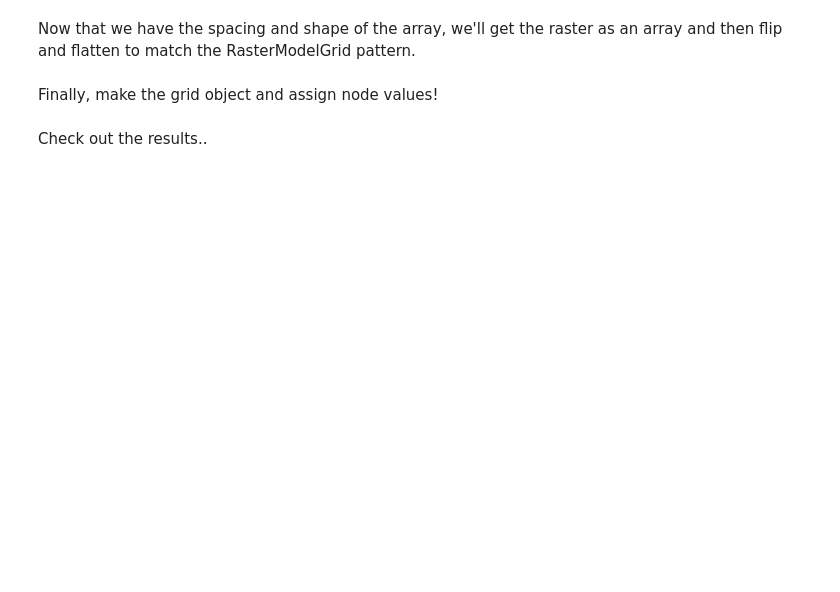
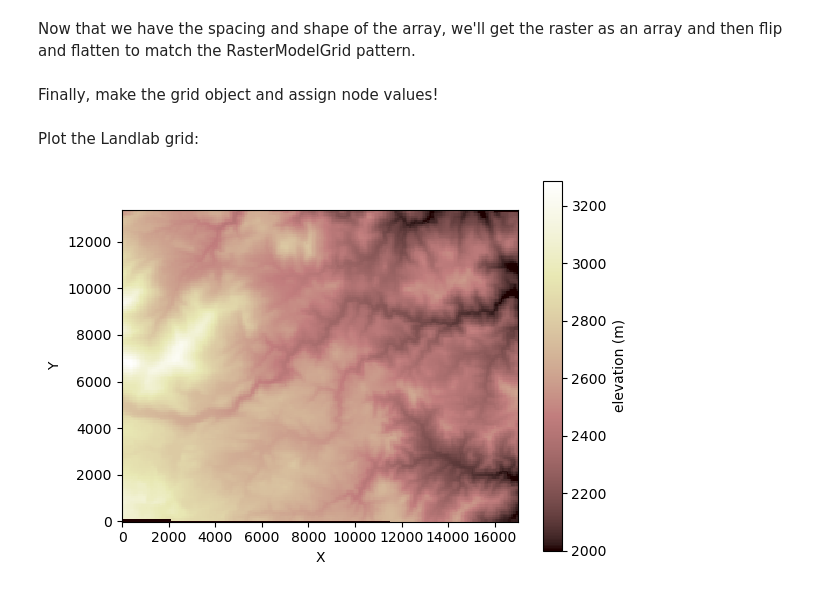
Before and after one commit to chaedri/bmi-topography-grass, a Jupyter notebook: bmi-topography-to-GRASS.ipynb, the cells around one changed output. Saved outputs shown, nothing was run; the diff lists cells and outputs as text; code cells hidden in the pictures; blank space fills up the shorter version.

```diff
--- a/bmi-topography-to-GRASS.ipynb
+++ b/bmi-topography-to-GRASS.ipynb
@@ -99,6 +186,8 @@ Finally, make the grid object and assign node values!
 grid = RasterModelGrid(shape, xy_spacing=spacing)
 grid.at_node["topographic__elevation"] = flat_elev
 # %% [markdown]
-Check out the results..
+Plot the Landlab grid:
 # %%
-imshow_grid(grid,'topographic__elevation')
+imshow_grid(grid,'topographic__elevation', vmin=2000, var_name='elevation (m)')
+# %% [output]
+[figure, added]
```
Also changed, not shown: parts of 24 cells of this notebook.
